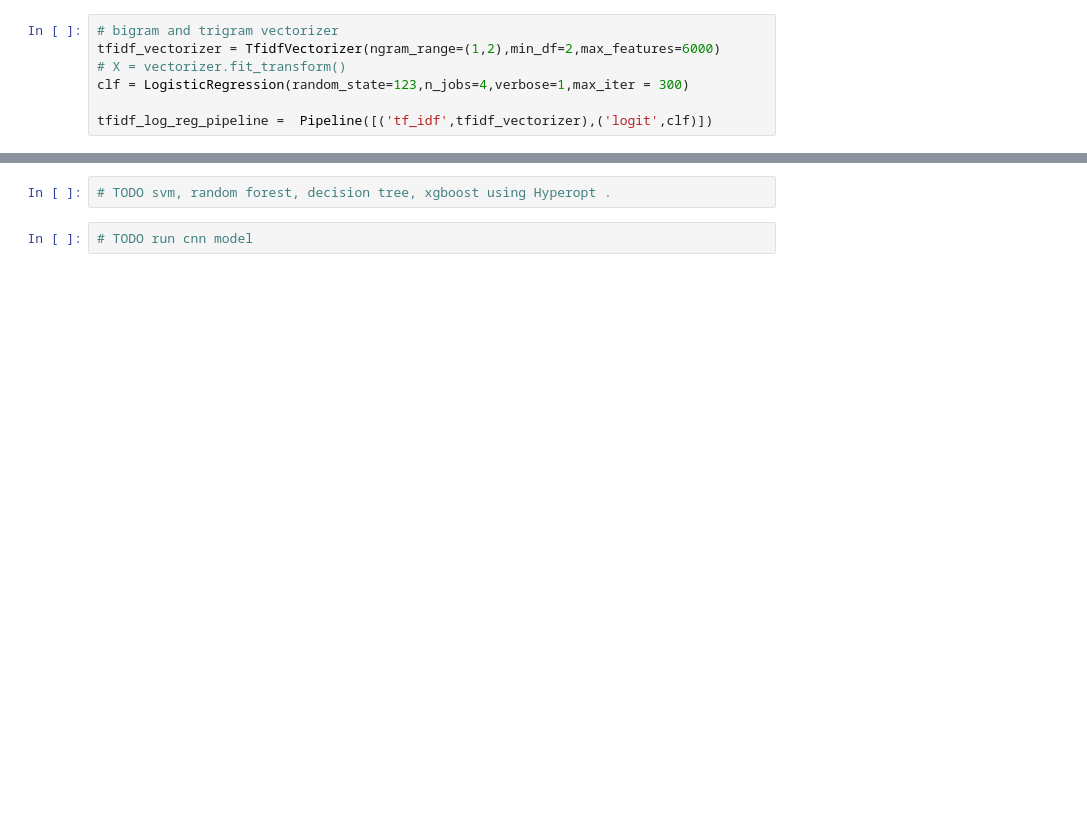
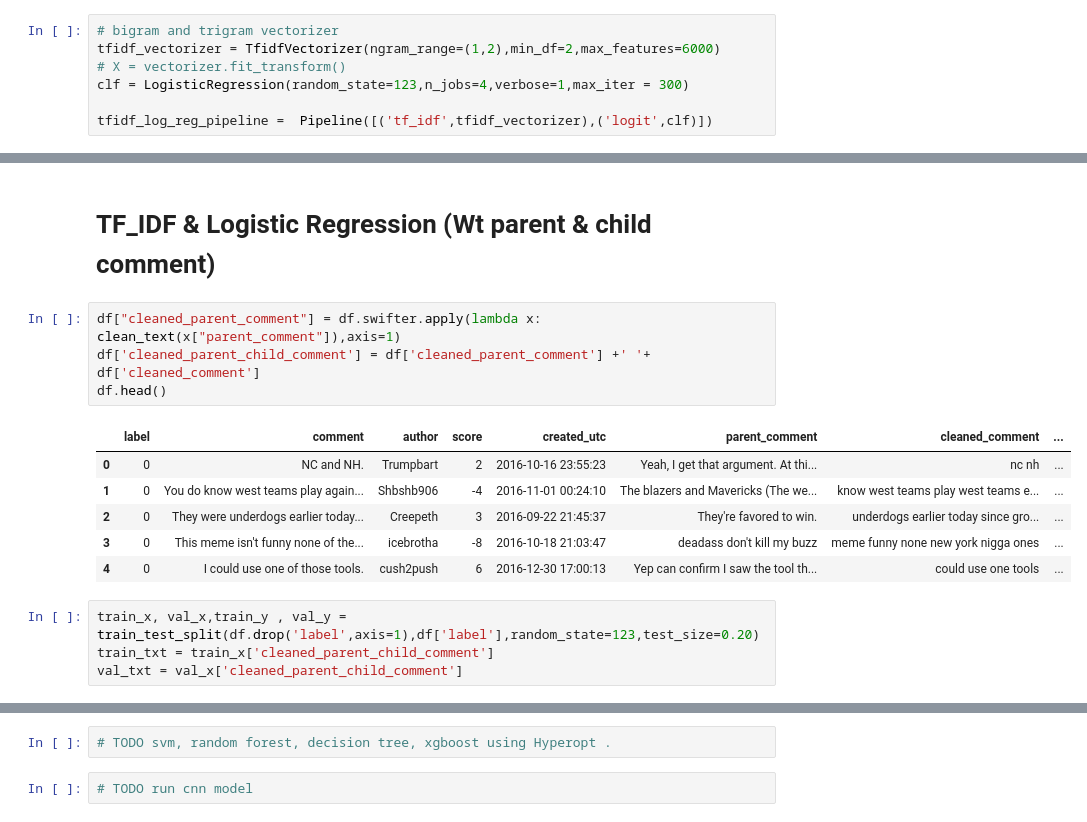
Before and after one commit to PraveenKumarSridhar/reddit_sarcasm_detection, a Jupyter notebook: notebooks/build_model.ipynb, the cells around one changed output, grey strips where cells are left out. Cells and saved outputs as stored; diff of their text form; blank space fills up the shorter version.

```diff
--- a/notebooks/build_model.ipynb
+++ b/notebooks/build_model.ipynb
@@ -110,0 +127,17 @@ array([[74861, 25444],
+# %% [markdown]
+# TF_IDF & Logistic Regression (Wt parent & child comment)
+# %%
+df["cleaned_parent_comment"] = df.swifter.apply(lambda x: clean_text(x["parent_comment"]),axis=1)
+df['cleaned_parent_child_comment'] = df['cleaned_parent_comment'] +' '+ df['cleaned_comment']
+df.head()
+# %% [output]
+|  | label | comment | author | score | created_utc | parent_comment | cleaned_comment | ... |
+| 0 | 0 | NC and NH. | Trumpbart | 2 | 2016-10-16 23:55:23 | Yeah, I get that argument. At thi... | nc nh | ... |
+| 1 | 0 | You do know west teams play again... | Shbshb906 | -4 | 2016-11-01 00:24:10 | The blazers and Mavericks (The we... | know west teams play west teams e... | ... |
+| 2 | 0 | They were underdogs earlier today... | Creepeth | 3 | 2016-09-22 21:45:37 | They're favored to win. | underdogs earlier today since gro... | ... |
+| 3 | 0 | This meme isn't funny none of the... | icebrotha | -8 | 2016-10-18 21:03:47 | deadass don't kill my buzz | meme funny none new york nigga ones | ... |
+| 4 | 0 | I could use one of those tools. | cush2push | 6 | 2016-12-30 17:00:13 | Yep can confirm I saw the tool th... | could use one tools | ... |
+# %%
+train_x, val_x,train_y , val_y = train_test_split(df.drop('label',axis=1),df['label'],random_state=123,test_size=0.20)
+train_txt = train_x['cleaned_parent_child_comment']
+val_txt = val_x['cleaned_parent_child_comment']
```
Also changed, not shown: parts of 13 cells of this notebook.
